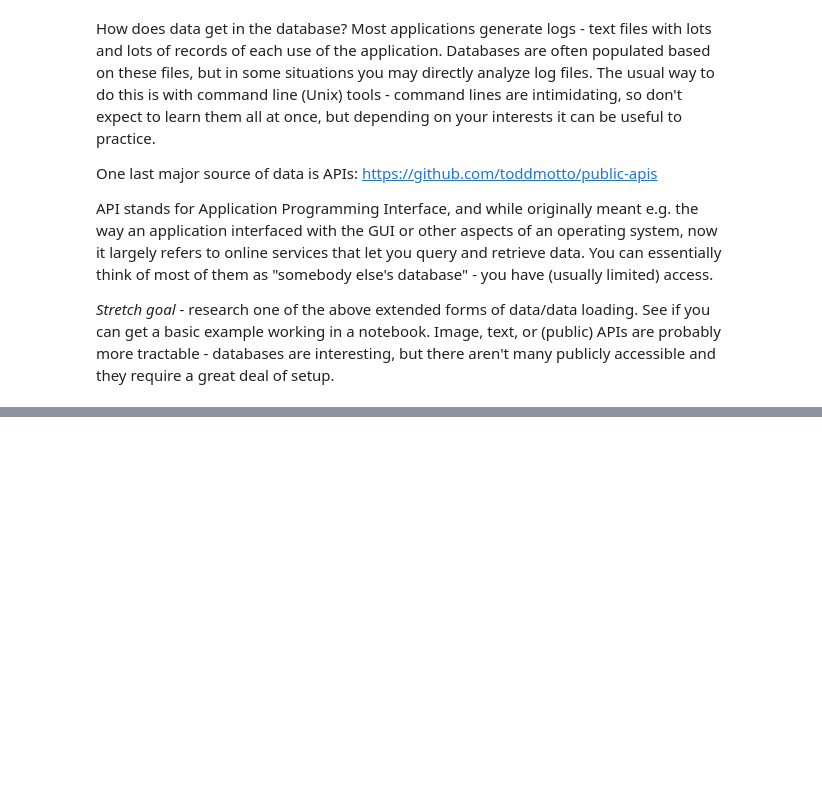
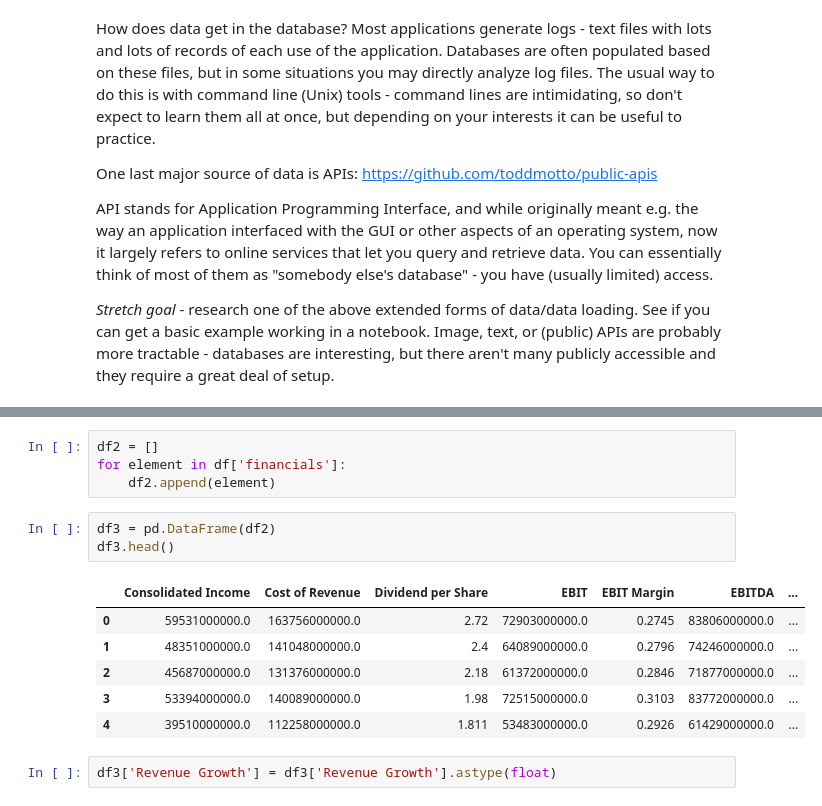
Before and after one commit to ngriggs/DS-Unit-1-Sprint-1-Dealing-With-Data, a Jupyter notebook: module2-loadingdata/LS_DS_112_Loading_Data.ipynb, the cells around one changed output, grey strips where cells are left out. Cells and saved outputs as stored; diff of their text form; blank space fills up the shorter version.

```diff
--- a/module2-loadingdata/LS_DS_112_Loading_Data.ipynb
+++ b/module2-loadingdata/LS_DS_112_Loading_Data.ipynb
@@ -634,0 +661,16 @@ API stands for Application Programming Interface, and while originally meant e.g
+# %%
+df2 = []
+for element in df['financials']:
+    df2.append(element)
+# %%
+df3 = pd.DataFrame(df2)
+df3.head()
+# %% [output]
+|  | Consolidated Income | Cost of Revenue | Dividend per Share | EBIT | EBIT Margin | EBITDA | ... |
+| 0 | 59531000000.0 | 163756000000.0 | 2.72 | 72903000000.0 | 0.2745 | 83806000000.0 | ... |
+| 1 | 48351000000.0 | 141048000000.0 | 2.4 | 64089000000.0 | 0.2796 | 74246000000.0 | ... |
+| 2 | 45687000000.0 | 131376000000.0 | 2.18 | 61372000000.0 | 0.2846 | 71877000000.0 | ... |
+| 3 | 53394000000.0 | 140089000000.0 | 1.98 | 72515000000.0 | 0.3103 | 83772000000.0 | ... |
+| 4 | 39510000000.0 | 112258000000.0 | 1.811 | 53483000000.0 | 0.2926 | 61429000000.0 | ... |
+# %%
+df3['Revenue Growth'] = df3['Revenue Growth'].astype(float)
```
Also changed, not shown: parts of 3 cells of this notebook.
